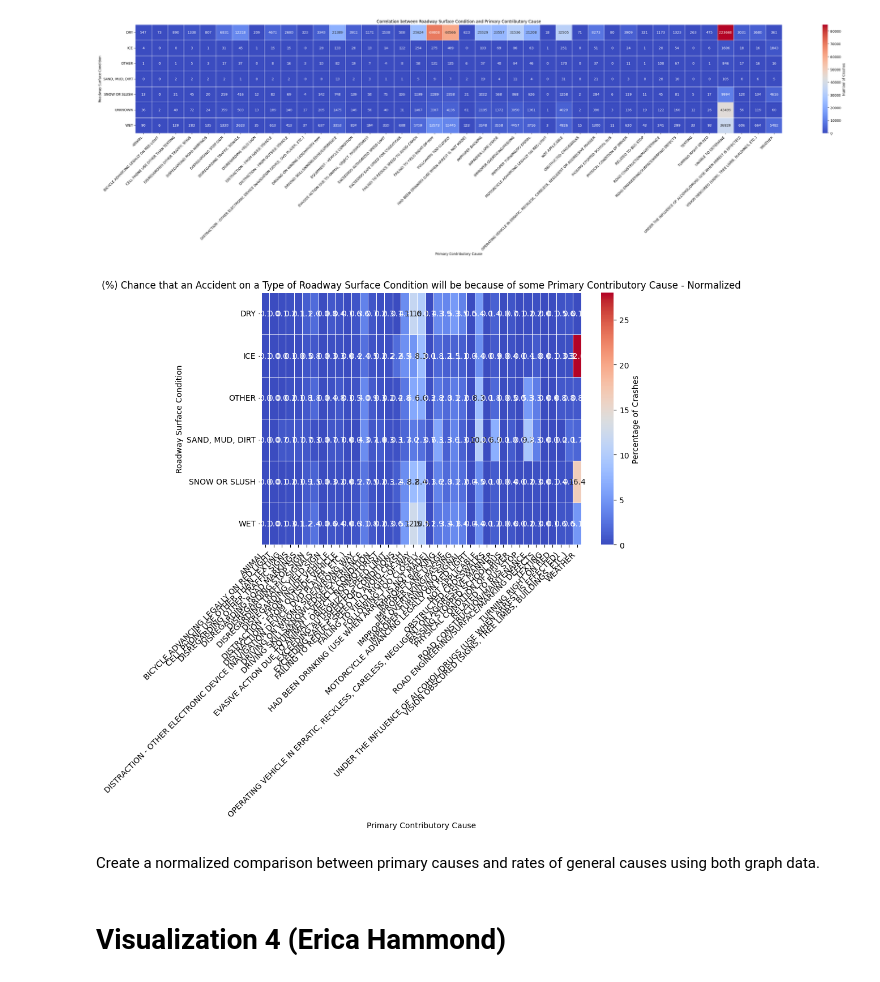
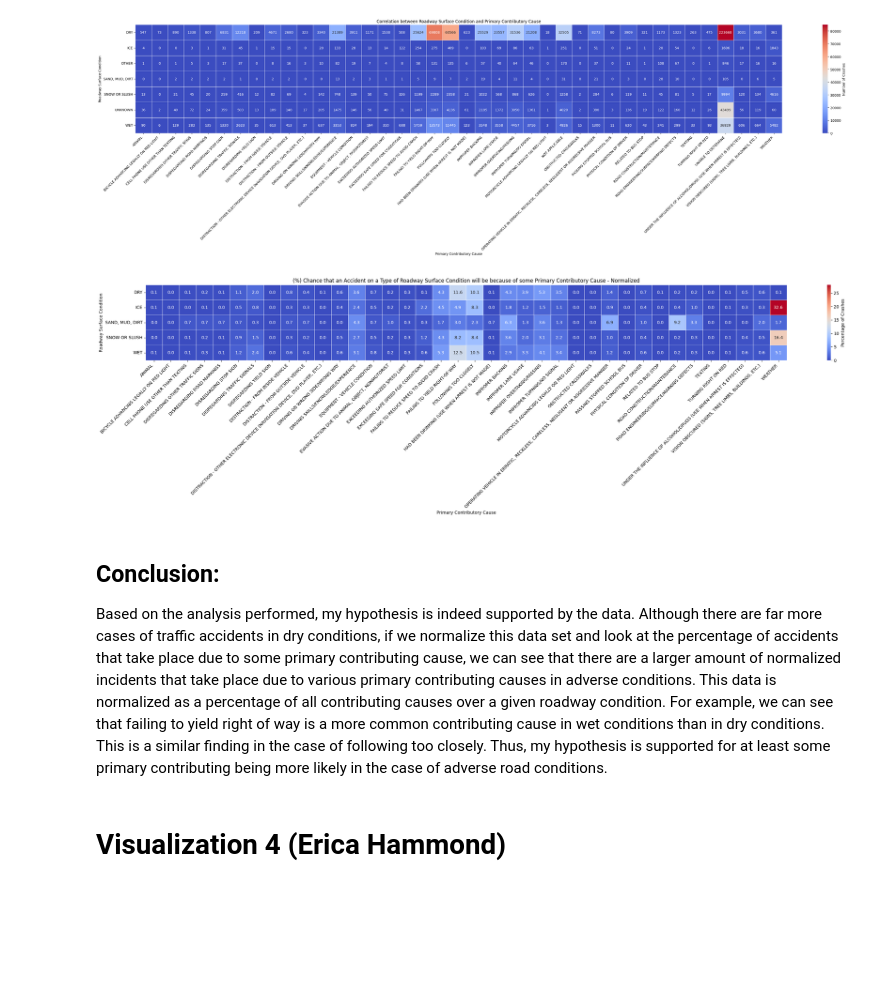
Before and after one commit to jweis4/CS-418-Traffic-Accidents-Analysis-Project, a Jupyter notebook: src/CS-418-Group-16.ipynb, the cells around one changed output. Saved outputs shown, nothing was run; the diff lists cells and outputs as text; code cells hidden in the pictures; blank space fills up the shorter version.

Commit message:
Fixed errors from push, added conclusion changes that were lost

```diff
--- a/src/CS-418-Group-16.ipynb
+++ b/src/CS-418-Group-16.ipynb
@@ -465,23 +461,28 @@ plt.show()
 # %% [output]
 [figure]
 # %%
-crosstab_normalized = crosstab.div(crosstab.sum(axis=1), axis=0) * 100  # Convert to percentage
+crosstab_normalized = crosstab.div(crosstab.sum(axis=1), axis=0) * 100
 crosstab_normalized = crosstab_normalized.drop(columns=['UNABLE TO DETERMINE'], errors='ignore')
+crosstab_normalized = crosstab_normalized.drop(columns=['NOT APPLICABLE'], errors='ignore')
 crosstab_normalized = crosstab_normalized.drop(columns=['UNKNOWN'], errors='ignore')
 crosstab_normalized = crosstab_normalized.drop('UNKNOWN', axis=0, errors='ignore')
-plt.figure(figsize=, 10))
+crosstab_normalized = crosstab_normalized.drop('OTHER', axis=0, errors='ignore')
+
+plt.figure(figsize=(28, 8))
 sns.heatmap(crosstab_normalized, annot=True, fmt=".1f", cmap='coolwarm', linewidths=.5, cbar_kws={'label': 'Percentage of Crashes'}, vmax = 28)
 plt.title('(%) Chance that an Accident on a Type of Roadway Surface Condition will be because of some Primary Contributory Cause - Normalized')
 plt.ylabel('Roadway Surface Condition')
 plt.xlabel('Primary Contributory Cause')
 plt.xticks(rotation=45, ha='right')
 plt.yticks(rotation=0)
 plt.tight_layout()
 plt.show()
 # %% [output]
-[figure, old version]
+[figure, new version]
-# %% [markdown]
-Create a normalized comparison between primary causes and rates of general causes using both graph data.
+# %% [markdown]
+## Conclusion:
+
+Based on the analysis performed, my hypothesis is indeed supported by the data. Although there are far more cases of traffic accidents in dry conditions, if we normalize this data set and look at the percentage of accidents that take place due to some primary contributing cause, we can see that there are a larger amount of normalized incidents that take place due to various primary contributing causes in adverse conditions. This data is normalized as a percentage of all contributing causes over a given roadway condition. For example, we can see that failing to yield right of way is a more common contributing cause in wet conditions than in dry conditions. This is a similar finding in the case of following too closely. Thus, my hypothesis is supported for at least some primary contributing being more likely in the case of adverse road conditions.
 # %% [markdown]
 # **Visualization 4 (Erica Hammond)**
 # %% [markdown]
```
Also changed, not shown: parts of 4 cells of this notebook.
